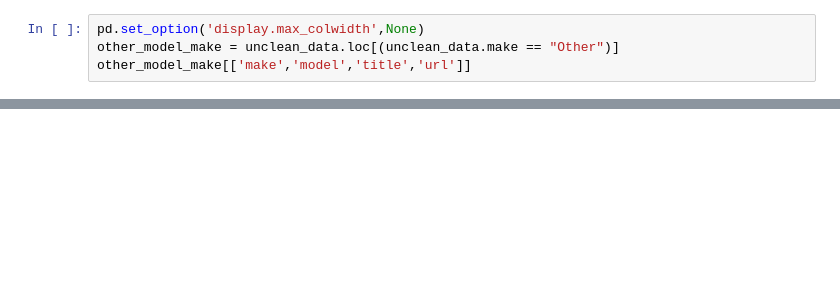
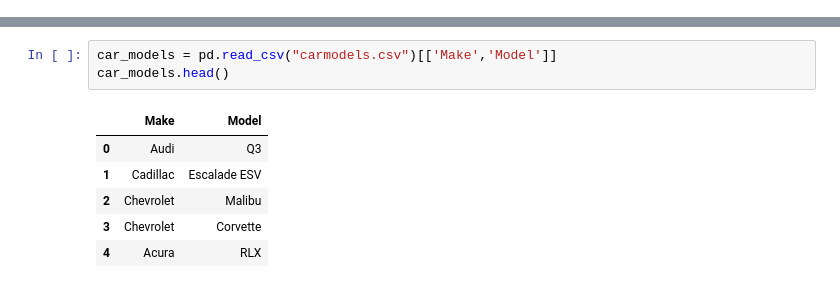
Before and after one commit to vatdaell/used-car-analysis, a Jupyter notebook: Data Cleaning.ipynb, the cells around one changed output, grey strips where cells are left out. Cells and saved outputs as stored; diff of their text form; blank space fills up the shorter version.

```diff
--- a/Data Cleaning.ipynb
+++ b/Data Cleaning.ipynb
@@ -82,4 +0,0 @@ memory usage: 786.0+ KB
-# %%
-pd.set_option('display.max_colwidth',None)
-other_model_make = unclean_data.loc[(unclean_data.make == "Other")]
-other_model_make[['make','model','title','url']]
@@ -454,0 +165,10 @@ unclean_data.to_csv("cleaned_data.csv")
+# %%
+car_models = pd.read_csv("carmodels.csv")[['Make','Model']]
+car_models.head()
+# %% [output]
+|  | Make | Model |
+| 0 | Audi | Q3 |
+| 1 | Cadillac | Escalade ESV |
+| 2 | Chevrolet | Malibu |
+| 3 | Chevrolet | Corvette |
+| 4 | Acura | RLX |
```
Also changed, not shown: parts of 51 cells of this notebook, 1 other file.
